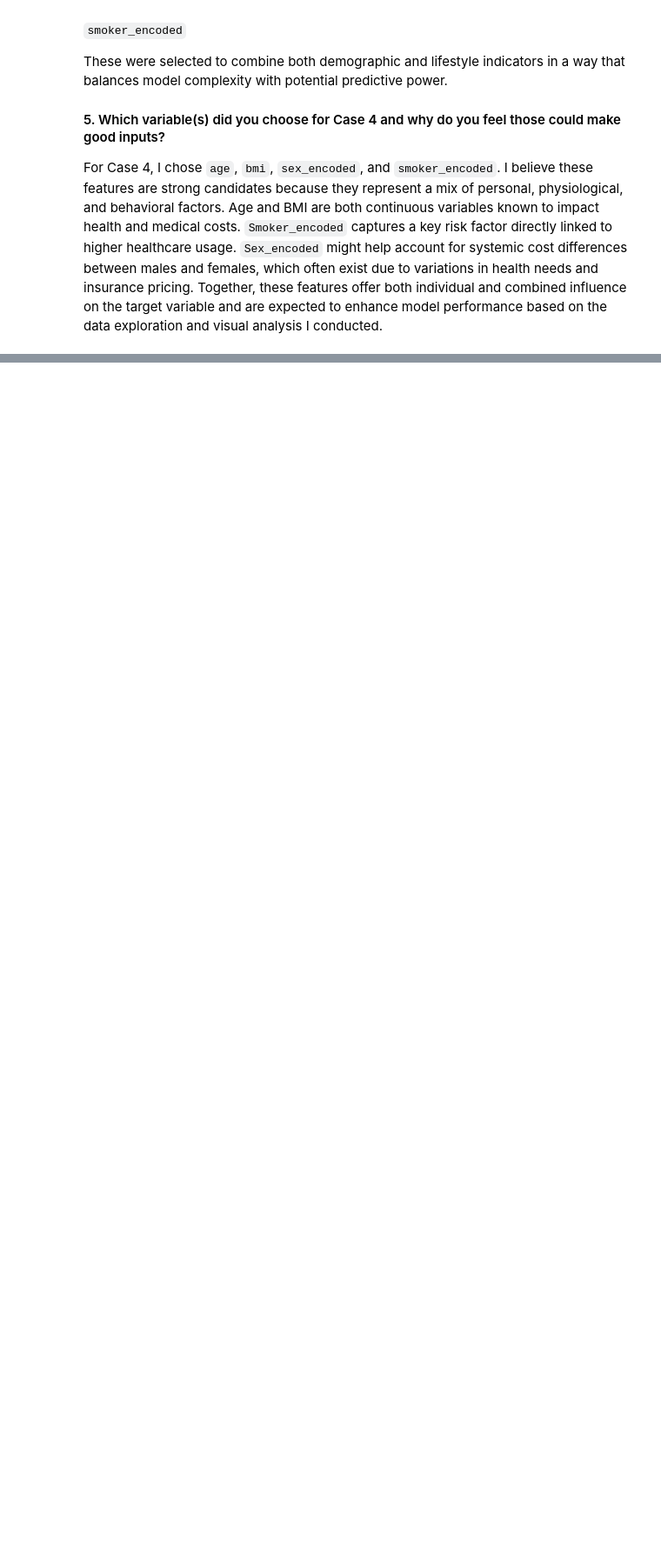
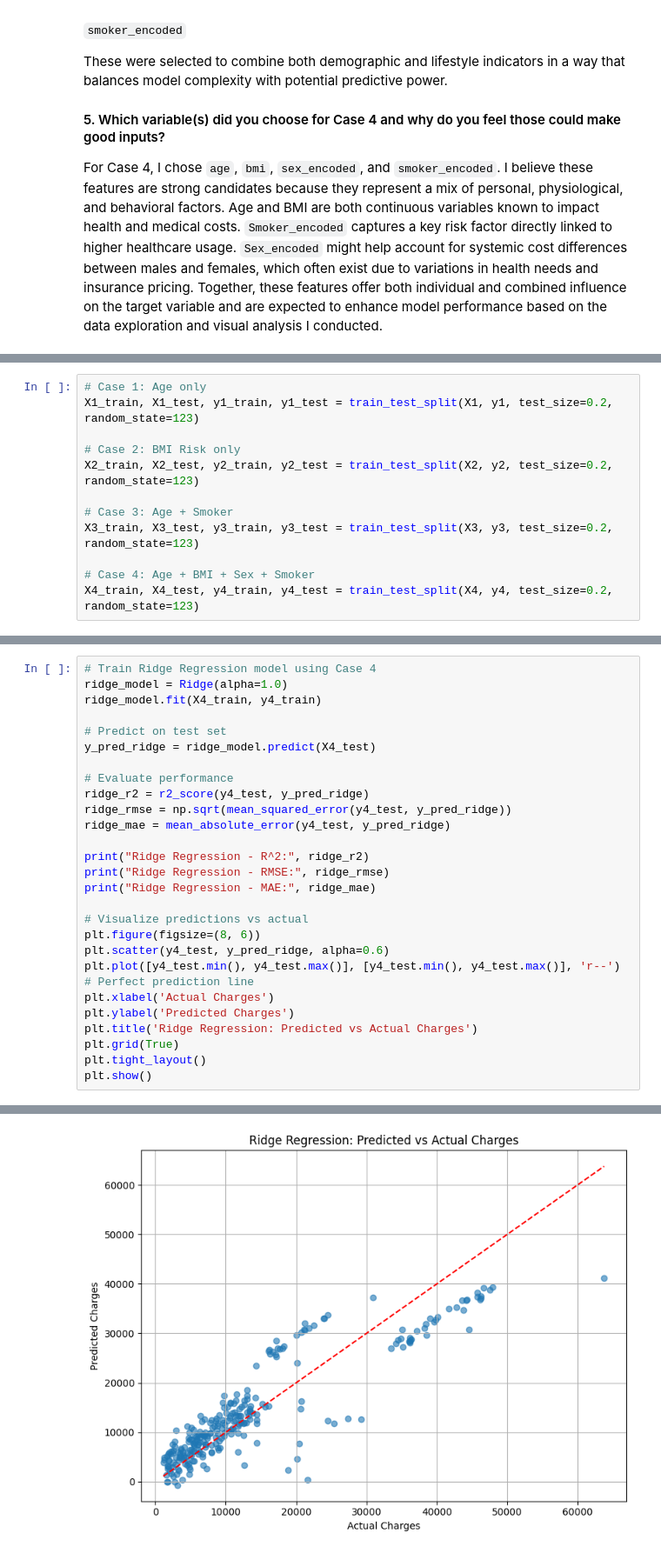
Before and after one commit to Data-Git-Hub/applied-ml-data-git-hub, a Jupyter notebook: lab04/ml04_data-git-hub.ipynb, the cells around one changed output, grey strips where cells are left out. Shown at 87% size. Saved outputs shown, nothing was run; the diff lists cells and outputs as text; blank space fills up the shorter version.

```diff
--- a/lab04/ml04_data-git-hub.ipynb
+++ b/lab04/ml04_data-git-hub.ipynb
@@ -313,0 +313,12 @@ For Case 4, I chose `age`, `bmi`, `sex_encoded`, and `smoker_encoded`. I believe
+# %%
+# Case 1: Age only
+X1_train, X1_test, y1_train, y1_test = train_test_split(X1, y1, test_size=0.2, random_state=123)
+
+# Case 2: BMI Risk only
+X2_train, X2_test, y2_train, y2_test = train_test_split(X2, y2, test_size=0.2, random_state=123)
+
+# Case 3: Age + Smoker
+X3_train, X3_test, y3_train, y3_test = train_test_split(X3, y3, test_size=0.2, random_state=123)
+
+# Case 4: Age + BMI + Sex + Smoker
+X4_train, X4_test, y4_train, y4_test = train_test_split(X4, y4, test_size=0.2, random_state=123)
@@ -313,0 +448,28 @@ For Case 4, I chose `age`, `bmi`, `sex_encoded`, and `smoker_encoded`. I believe
+# %%
+# Train Ridge Regression model using Case 4
+ridge_model = Ridge(alpha=1.0)
+ridge_model.fit(X4_train, y4_train)
+
+# Predict on test set
+y_pred_ridge = ridge_model.predict(X4_test)
+
+# Evaluate performance
+ridge_r2 = r2_score(y4_test, y_pred_ridge)
+ridge_rmse = np.sqrt(mean_squared_error(y4_test, y_pred_ridge))
+ridge_mae = mean_absolute_error(y4_test, y_pred_ridge)
+
+print("Ridge Regression - R^2:", ridge_r2)
+print("Ridge Regression - RMSE:", ridge_rmse)
+print("Ridge Regression - MAE:", ridge_mae)
+
+# Visualize predictions vs actual
+plt.figure(figsize=(8, 6))
+plt.scatter(y4_test, y_pred_ridge, alpha=0.6)
+plt.plot([y4_test.min(), y4_test.max()], [y4_test.min(), y4_test.max()], 'r--')  # Perfect prediction line
+plt.xlabel('Actual Charges')
+plt.ylabel('Predicted Charges')
+plt.title('Ridge Regression: Predicted vs Actual Charges')
+plt.grid(True)
+plt.tight_layout()
+plt.show()
+# %% [output]
@@ -313,0 +479 @@ For Case 4, I chose `age`, `bmi`, `sex_encoded`, and `smoker_encoded`. I believe
+[figure, added]
```
Also changed, not shown: parts of 29 cells of this notebook, 5 other files.
